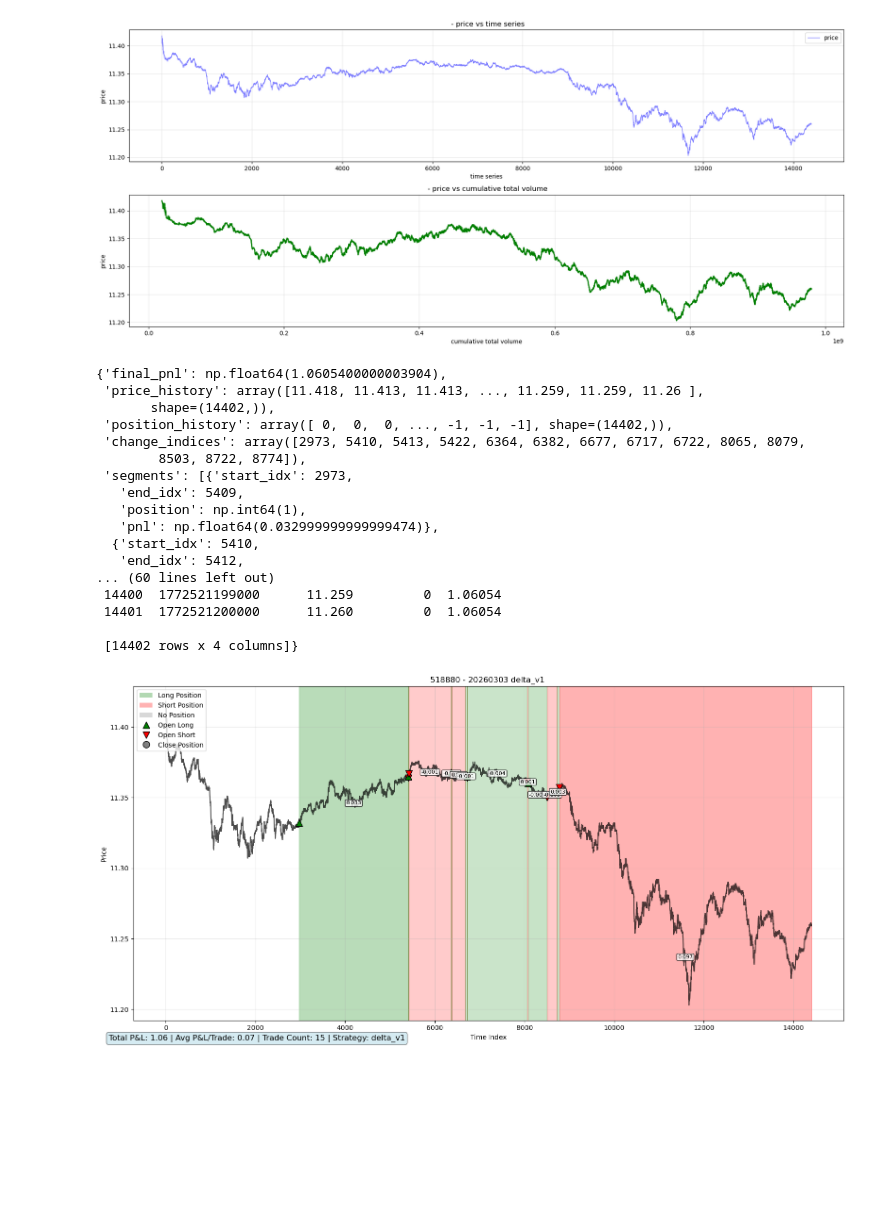
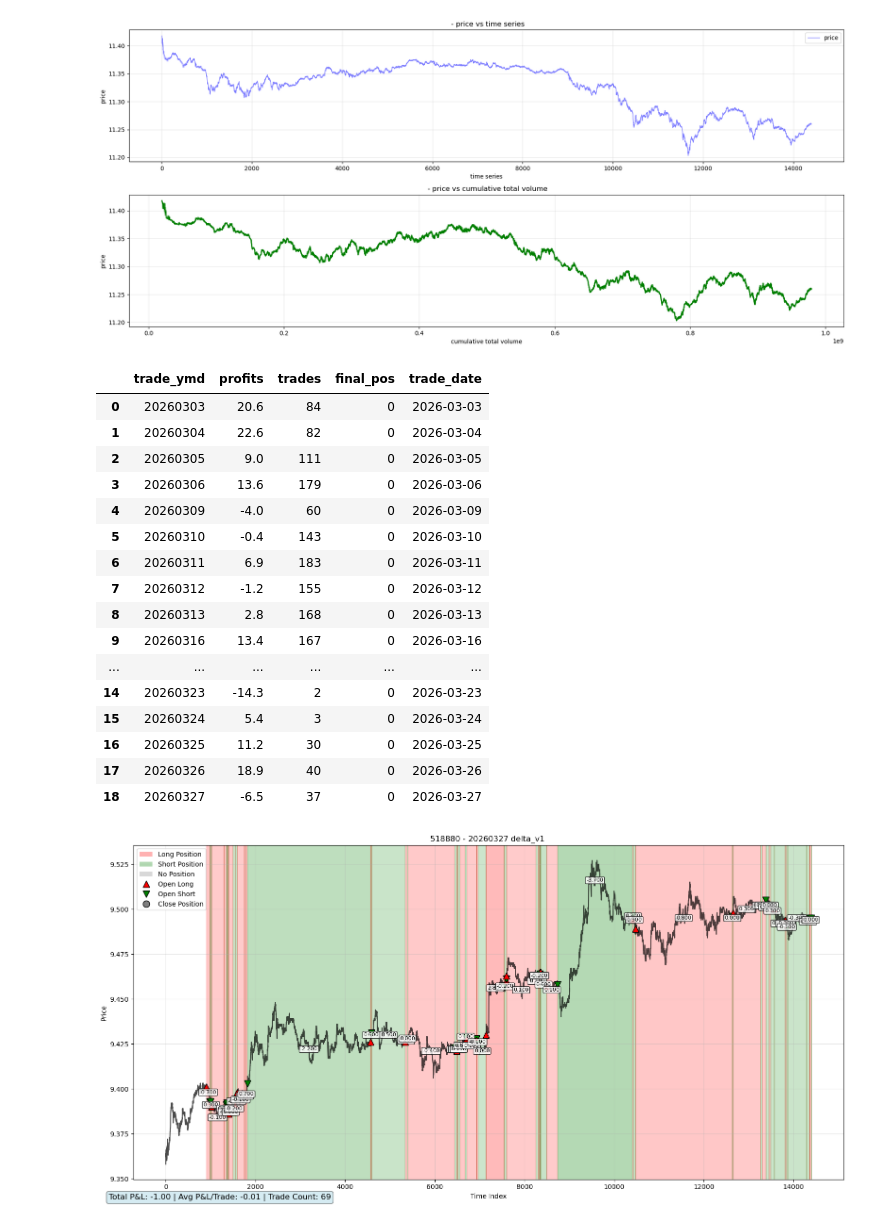
Before and after one commit to artinsophia/Quant-Intern-2026, a Jupyter notebook: two_models/delta.ipynb, the cells around one changed output. Saved outputs shown, nothing was run; the diff lists cells and outputs as text; code cells hidden in the pictures; blank space fills up the shorter version.

```diff
--- a/two_models/delta.ipynb
+++ b/two_models/delta.ipynb
@@ -361,7 +364,7 @@ param_dict = {
     'long_window' : 300 ,
     'open_threshold' : 2 ,
     'close_threshold' : 0,
-    'confidence_threshold' : 0.3 ,
+    'confidence_threshold' : 0.4 ,
     'name' : 'delta_v1',
 
     'y_window' : 300 ,
@@ -685,6 +765,27 @@ snap_list = base_tool.snap_list_load(instrument_id, "20260303")
 plot_price_analysis(snap_list)
 # %% [output]
 [figure]
+# %%
+with pd.option_context('display.max_rows', None, 'display.max_columns', None):
+    display(backtest_df)
+# %% [output]
+|  | trade_ymd | profits | trades | final_pos | trade_date |
+| 0 | 20260303 | 20.6 | 84 | 0 | 2026-03-03 |
+| 1 | 20260304 | 22.6 | 82 | 0 | 2026-03-04 |
+| 2 | 20260305 | 9.0 | 111 | 0 | 2026-03-05 |
+| 3 | 20260306 | 13.6 | 179 | 0 | 2026-03-06 |
+| 4 | 20260309 | -4.0 | 60 | 0 | 2026-03-09 |
+| 5 | 20260310 | -0.4 | 143 | 0 | 2026-03-10 |
+| 6 | 20260311 | 6.9 | 183 | 0 | 2026-03-11 |
+| 7 | 20260312 | -1.2 | 155 | 0 | 2026-03-12 |
+| 8 | 20260313 | 2.8 | 168 | 0 | 2026-03-13 |
+| 9 | 20260316 | 13.4 | 167 | 0 | 2026-03-16 |
+| ... | ... | ... | ... | ... | ... |
+| 14 | 20260323 | -14.3 | 2 | 0 | 2026-03-23 |
+| 15 | 20260324 | 5.4 | 3 | 0 | 2026-03-24 |
+| 16 | 20260325 | 11.2 | 30 | 0 | 2026-03-25 |
+| 17 | 20260326 | 18.9 | 40 | 0 | 2026-03-26 |
+| 18 | 20260327 | -6.5 | 37 | 0 | 2026-03-27 |
 # %%
 param_dict = {
 
@@ -695,7 +796,7 @@ param_dict = {
     'long_window' : 300 ,
     'open_threshold' : 2 ,
     'close_threshold' : 0,
-    'confidence_threshold' : 0.7 ,
+    'confidence_threshold' : 0.4 ,
     'name' : 'delta_v1',
 
     'y_window' : 300 ,
@@ -708,23 +809,6 @@ param_dict['x_window'] = max(param_dict['short_window'],param_dict['long_window'
 # %%
 from single_day_backtest import single_day_backtest
 strategy = StrategyDemo(model,param_dict)
-single_day_backtest(instrument_id , "20260303",strategy,param_dict)
+hh = single_day_backtest(instrument_id , "20260327",strategy,param_dict)
 # %% [output]
-{'final_pnl': np.float64(1.0605400000003904),
- 'price_history': array([11.418, 11.413, 11.413, ..., 11.259, 11.259, 11.26 ],
-       shape=(14402,)),
- 'position_history': array([ 0,  0,  0, ..., -1, -1, -1], shape=(14402,)),
- 'change_indices': array([2973, 5410, 5413, 5422, 6364, 6382, 6677, 6717, 6722, 8065, 8079,
-        8503, 8722, 8774]),
- 'segments': [{'start_idx': 2973,
-   'end_idx': 5409,
-   'position': np.int64(1),
-   'pnl': np.float64(0.032999999999999474)},
-  {'start_idx': 5410,
-   'end_idx': 5412,
-... (60 lines left out)
- 14400  1772521199000      11.259         0  1.06054
- 14401  1772521200000      11.260         0  1.06054
-
- [14402 rows x 4 columns]}
-[figure, old version]
+[figure, new version]
```
Also changed, not shown: parts of 8 cells of this notebook, 2 other files.
